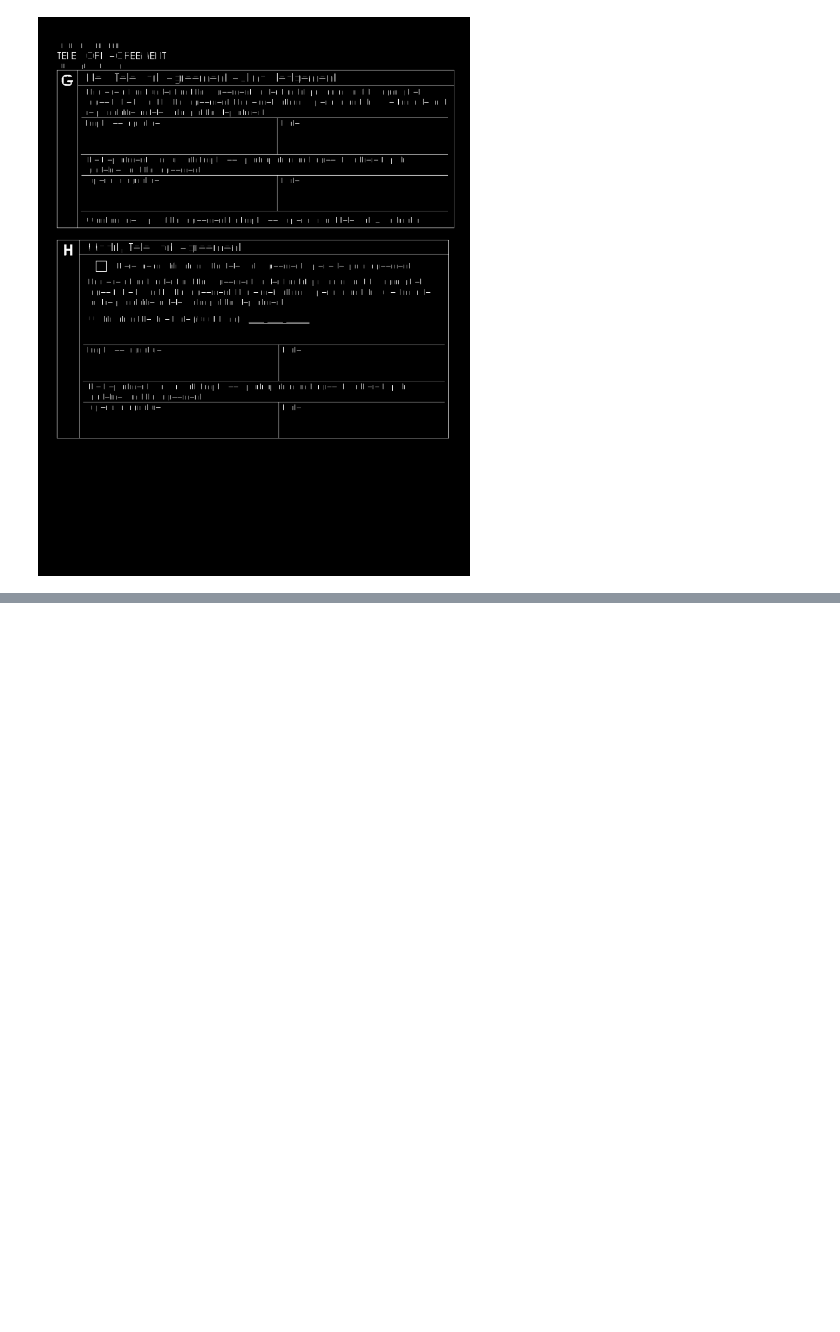
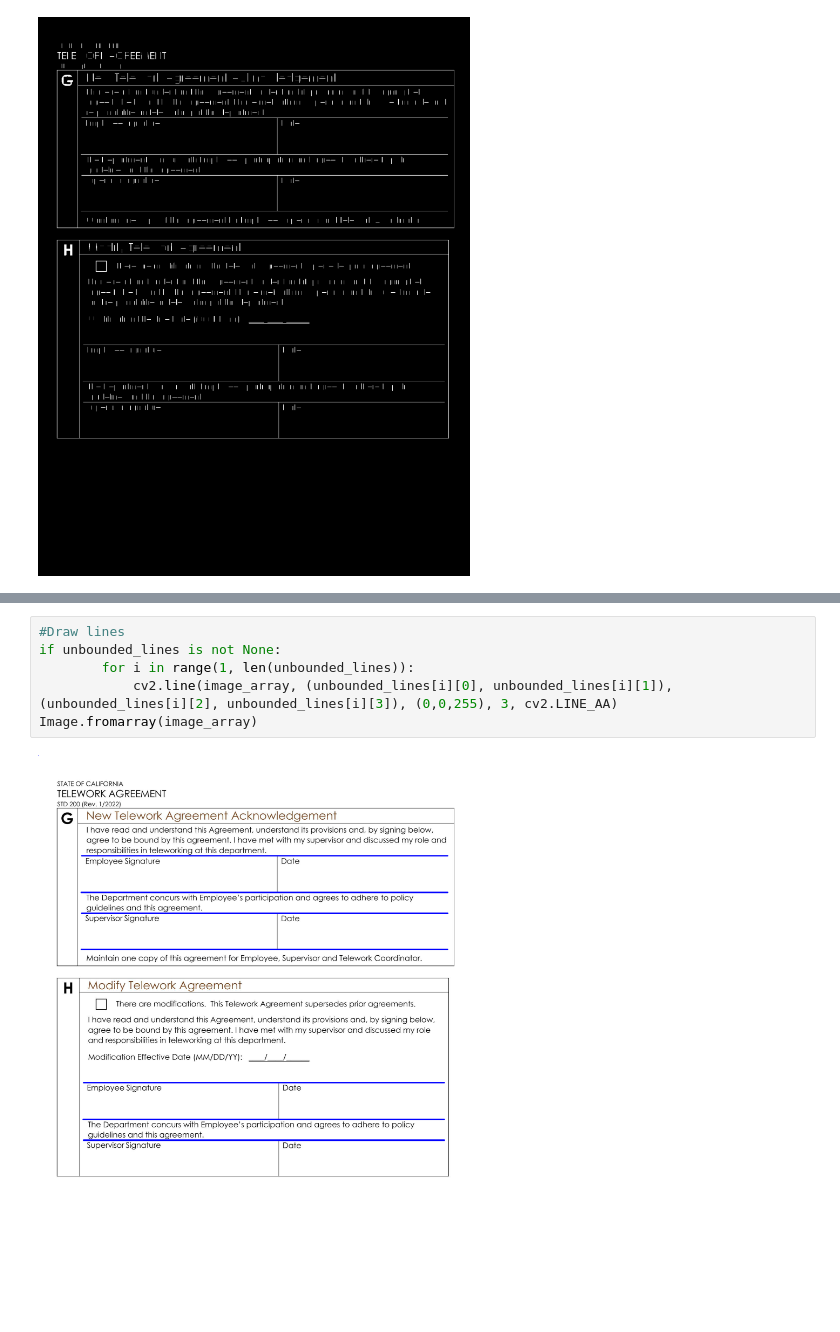
Before and after one commit to maxshay/motley-crew-django-backend, a Jupyter notebook: DocumentFormRecognition.ipynb, the cells around one changed output, grey strips where cells are left out. Saved outputs shown, nothing was run; the diff lists cells and outputs as text; blank space fills up the shorter version.

```diff
--- a/DocumentFormRecognition.ipynb
+++ b/DocumentFormRecognition.ipynb
@@ -109,3 +135,11 @@ for x,y,w,h,area in stats[2:]:
+# %%
+#Draw lines
+if unbounded_lines is not None:
+        for i in range(1, len(unbounded_lines)):
+            cv2.line(image_array, (unbounded_lines[i][0], unbounded_lines[i][1]), (unbounded_lines[i][2], unbounded_lines[i][3]), (0,0,255), 3, cv2.LINE_AA)
+Image.fromarray(image_array)
+# %% [output]
+[figure, added]
 # %%
 #Paint box boundaries and mark corners
 for x,y,w,h,area in blankBoxes[1:]:
```
Also changed, not shown: parts of 7 cells of this notebook.
